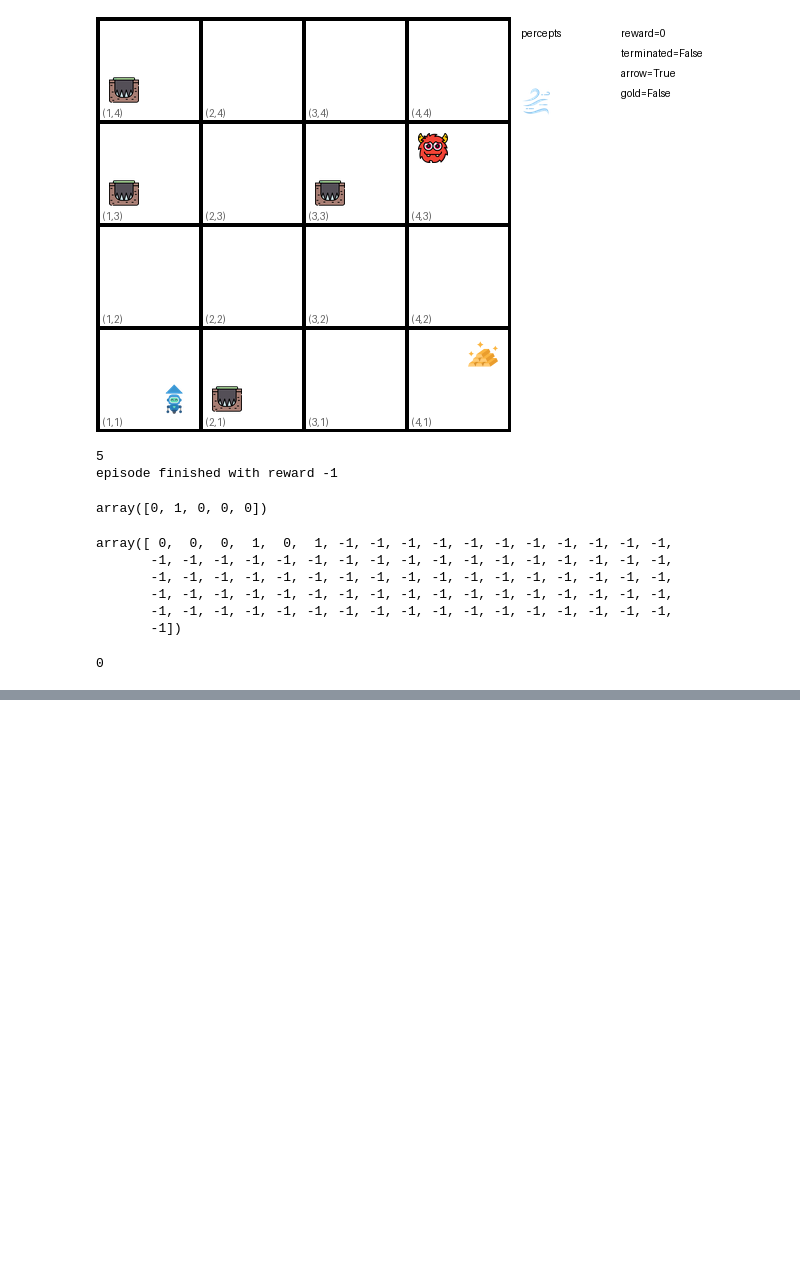
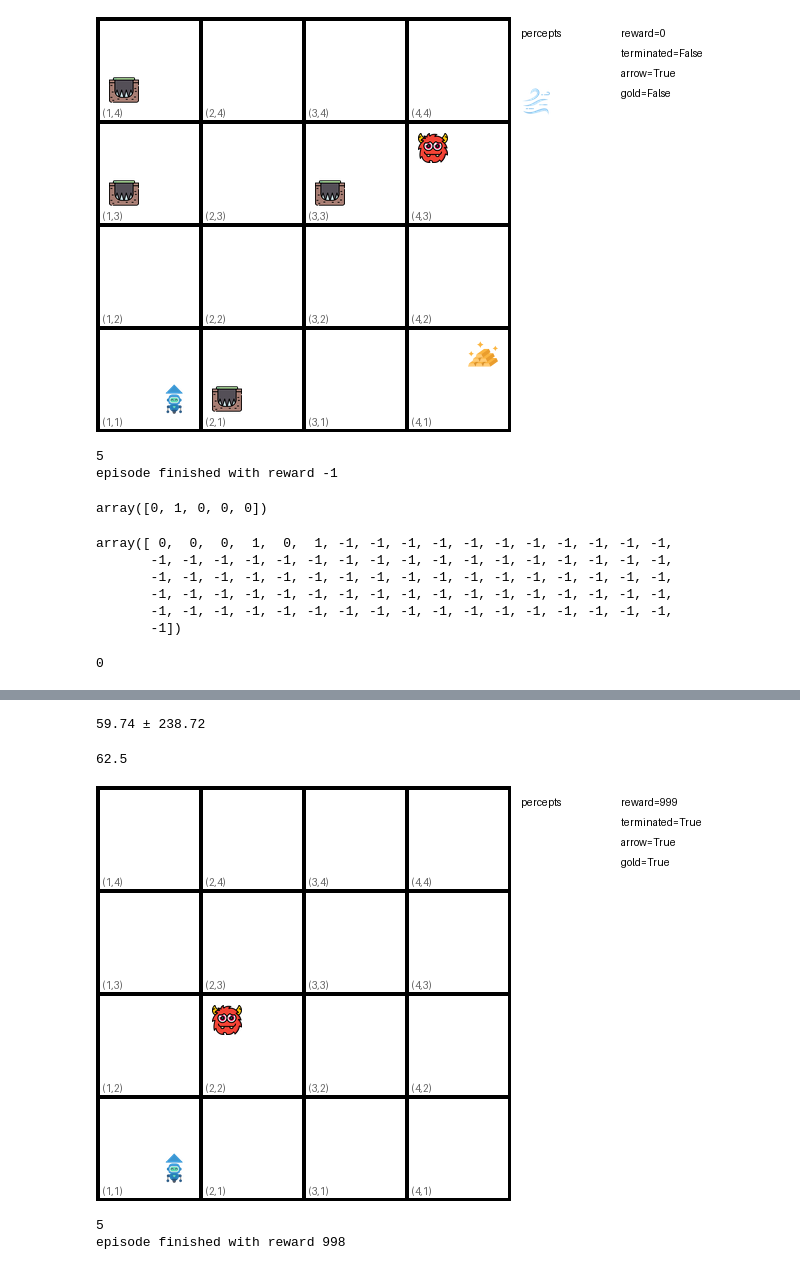
Before and after one commit to mkhlyzov/Tutoring_Dima, a Jupyter notebook: PA2/src/training.ipynb, the cells around one changed output, grey strips where cells are left out. Saved outputs shown, nothing was run; the diff lists cells and outputs as text; code cells hidden in the pictures; blank space fills up the shorter version.

Commit message:
WumpusEnv update

```diff
--- a/PA2/src/training.ipynb
+++ b/PA2/src/training.ipynb
@@ -59,3 +59,20 @@ array([ 0,  0,  0,  1,  0,  1, -1, -1, -1, -1, -1, -1, -1, -1, -1, -1, -1,
 np.clip(-100, 0, 3)
 # %% [output]
 0
+# %%
+import importlib
+import stable_baselines3
+import aufgabe2_mike
+from stable_baselines3.common.env_util import make_vec_env
+from stable_baselines3.common.env_util import DummyVecEnv
+from stable_baselines3.common.evaluation import evaluate_policy
+from stable_baselines3.common.monitor import Monitor
+import torch
+
+env_fn_easy = lambda: Monitor(aufgabe2_mike.WumpusEnv(seed=None, p_pit=0., Tmax=100))
+env_fn_hard = lambda: Monitor(aufgabe2_mike.WumpusEnv(seed=None, p_pit=0.2, Tmax=50))
+# %%
+importlib.reload(aufgabe2_mike)
+env_fn = lambda: aufgabe2_mike.WumpusEnv(seed=None)
+# vec_env = make_vec_env(env_fn, n_envs=64)
+vec_env = make_vec_env(env_fn_easy, n_envs=64)
@@ -61,0 +119,37 @@ np.clip(-100, 0, 3)
+# %%
+# agent.save("ppo_agent")
+agent = stable_baselines3.PPO.load("ppo_agent", env=vec_env)
+# %%
+mean, std = evaluate_policy(agent, vec_env, n_eval_episodes=5_000)
+print(f"{mean:.2f} ± {std:.2f}")
+# %% [output]
+59.74 ± 238.72
+# %%
+1000 / 16
+# %% [output]
+62.5
+# %%
+def render_one_episode(agent, env):
+    import time
+    terminated = False
+    observation, _ = env.reset()
+    reward_total = 0
+    while not terminated:
+        action, _ = agent.predict(observation, deterministic=False)
+        observation, reward, terminated, _, _ = env.step(action)
+        display(env.render(), clear=True)
+        print(action)
+        reward_total += reward
+        time.sleep(0.5)
+
+    print(f"episode finished with reward {reward_total}")
+
+
+# 6
+# env = aufgabe2_mike.WumpusEnv(seed=6)
+env = env_fn_easy()
+render_one_episode(agent, env)
+# %% [output]
+[figure, added]
+5
+episode finished with reward 998
```
Also changed, not shown: parts of 2 cells of this notebook, 2 other files.
